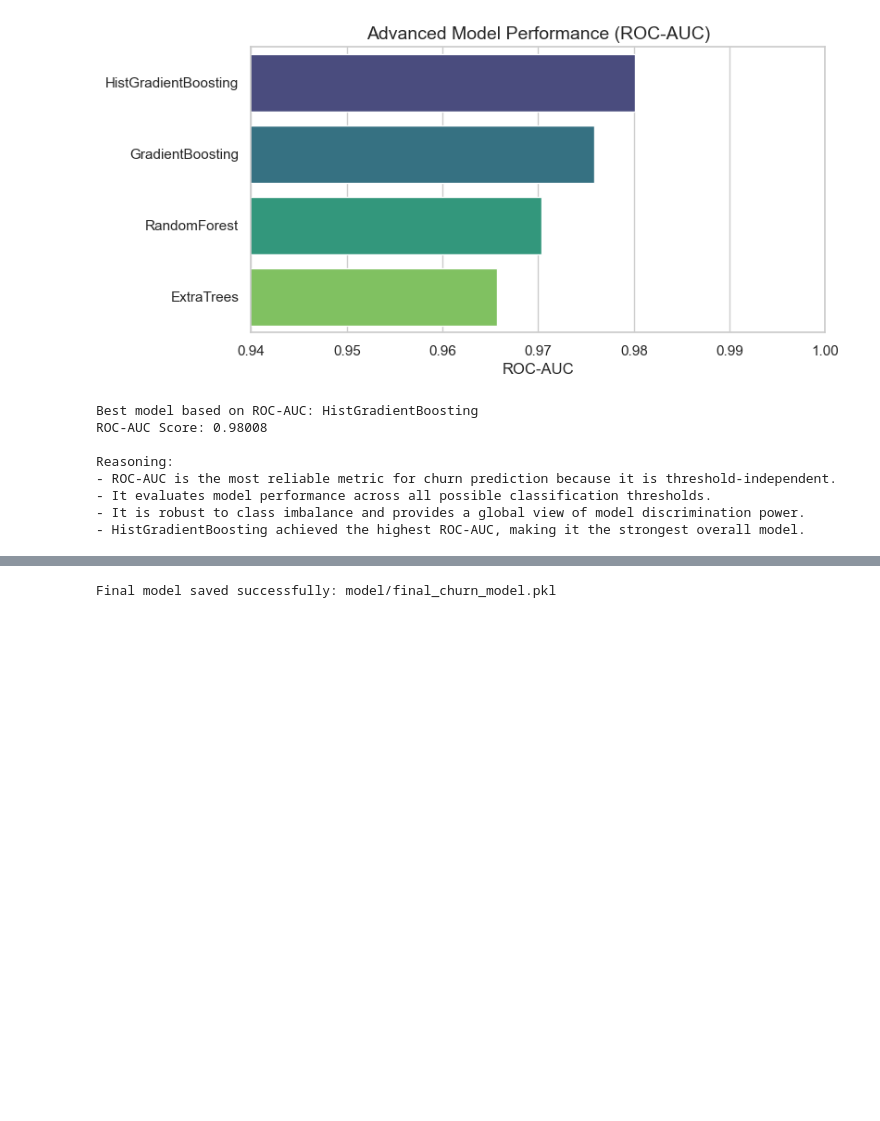
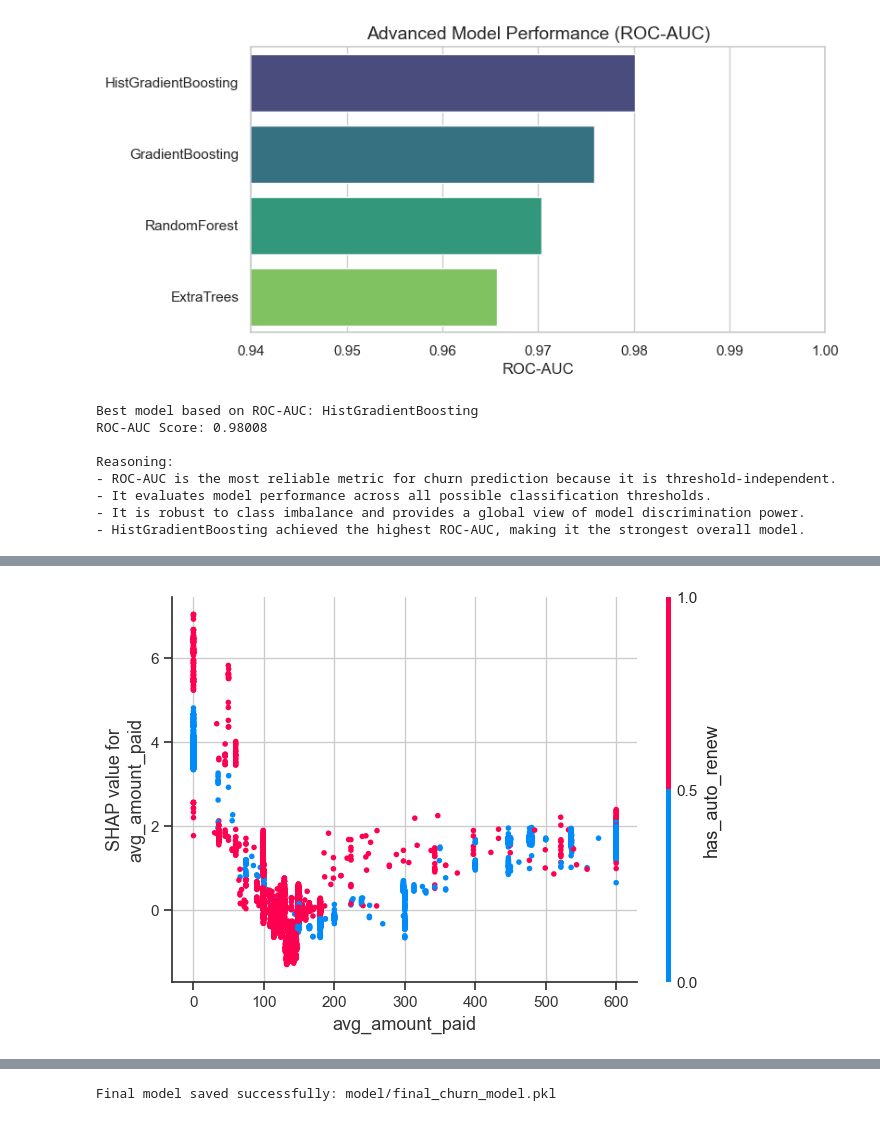
Before and after one commit to PaulinaMamiaga/customer-churn-intelligence-system, a Jupyter notebook: notebooks/03_modeling_and_evaluation.ipynb, the cells around one changed output, grey strips where cells are left out. Saved outputs shown, nothing was run; the diff lists cells and outputs as text; code cells hidden in the pictures; blank space fills up the shorter version.

Commit message:
# Update 03_modeling_and_evaluation.ipynb

```diff
--- a/notebooks/03_modeling_and_evaluation.ipynb
+++ b/notebooks/03_modeling_and_evaluation.ipynb
@@ -529,0 +726,20 @@ Reasoning:
+# %%
+import shap
+# 11.1 SHAP Values for Global and Local Explainability
+
+# Initialize JS visualization
+shap.initjs()
+
+# Extract model and transformed data
+model_only = hgb_pipeline.named_steps["model"]
+X_test_transformed = hgb_pipeline.named_steps["preprocessor"].transform(X_test)
+
+# Build SHAP explainer
+explainer = shap.TreeExplainer(model_only)
+shap_values = explainer.shap_values(X_test_transformed)
+
+# Get feature names after preprocessing
+ohe = hgb_pipeline.named_steps["preprocessor"].named_transformers_["cat"].named_steps["encoder"]
+cat_feature_names = ohe.get_feature_names_out(categorical_cols)
+num_feature_names = numeric_cols
+feature_names = np.concatenate([num_feature_names, cat_feature_names])
@@ -529,0 +748,10 @@ Reasoning:
+# %%
+# 11.2 SHAP Dependence Plot for avg_amount_paid
+shap.dependence_plot(
+    feature_names.tolist().index("avg_amount_paid"),
+    shap_values,
+    X_test_transformed,
+    feature_names=feature_names
+)
+# %% [output]
+[figure, added]
```
Also changed, not shown: parts of 43 cells of this notebook.
